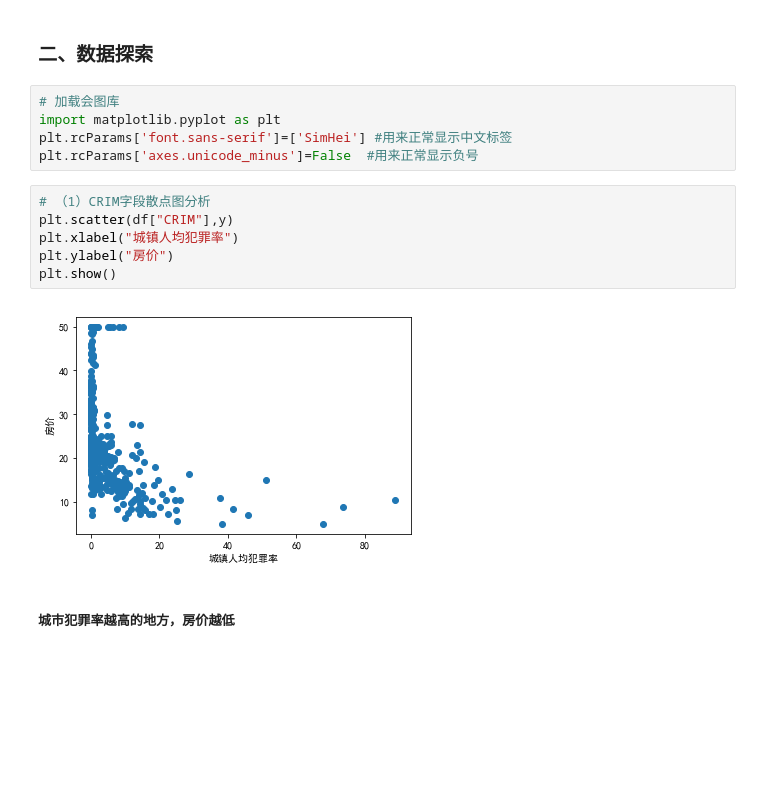
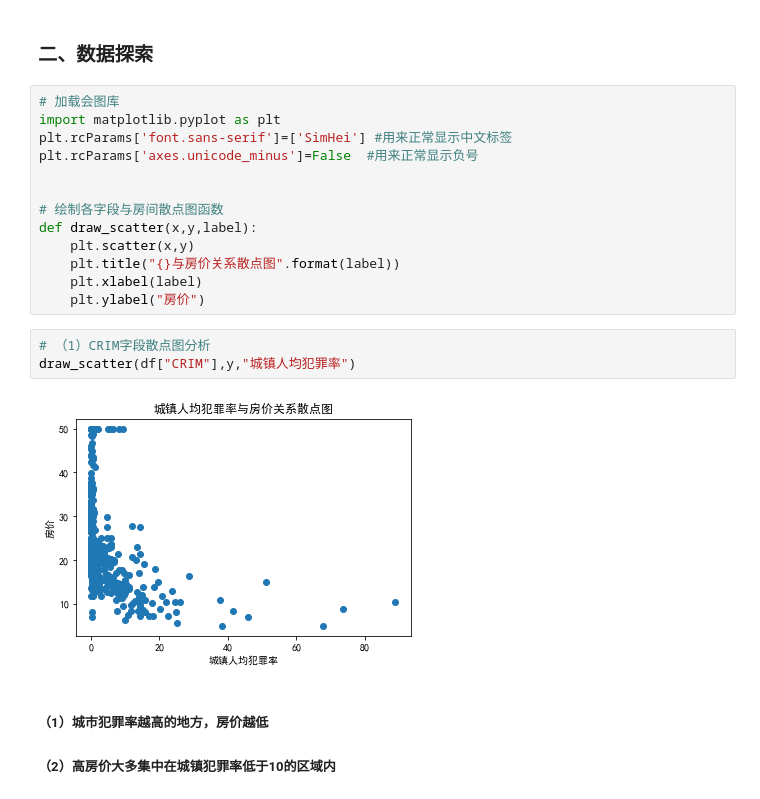
Before and after one commit to coderlai/machine-learning, a Jupyter notebook: 基于xgboost波士顿房价预测-kaggle实战.ipynb, the cells around one changed output. Cells and saved outputs as stored; diff of their text form; blank space fills up the shorter version.

```diff
--- a/基于xgboost波士顿房价预测-kaggle实战.ipynb
+++ b/基于xgboost波士顿房价预测-kaggle实战.ipynb
@@ -119,13 +121,19 @@ df.describe().T
 import matplotlib.pyplot as plt
 plt.rcParams['font.sans-serif']=['SimHei'] #用来正常显示中文标签
 plt.rcParams['axes.unicode_minus']=False  #用来正常显示负号
+
+
+# 绘制各字段与房间散点图函数
+def draw_scatter(x,y,label):
+    plt.scatter(x,y)
+    plt.title("{}与房价关系散点图".format(label))
+    plt.xlabel(label)
+    plt.ylabel("房价")
 # %%
 # （1）CRIM字段散点图分析
-plt.scatter(df["CRIM"],y)
-plt.xlabel("城镇人均犯罪率")
-plt.ylabel("房价")
-plt.show()
+draw_scatter(df["CRIM"],y,"城镇人均犯罪率")
 # %% [output]
-[figure, old version]
+[figure, new version]
 # %% [markdown]
-##### 城市犯罪率越高的地方，房价越低
+##### （1）城市犯罪率越高的地方，房价越低
+#####  （2）高房价大多集中在城镇犯罪率低于10的区域内
```
Also changed, not shown: parts of 5 cells of this notebook.
